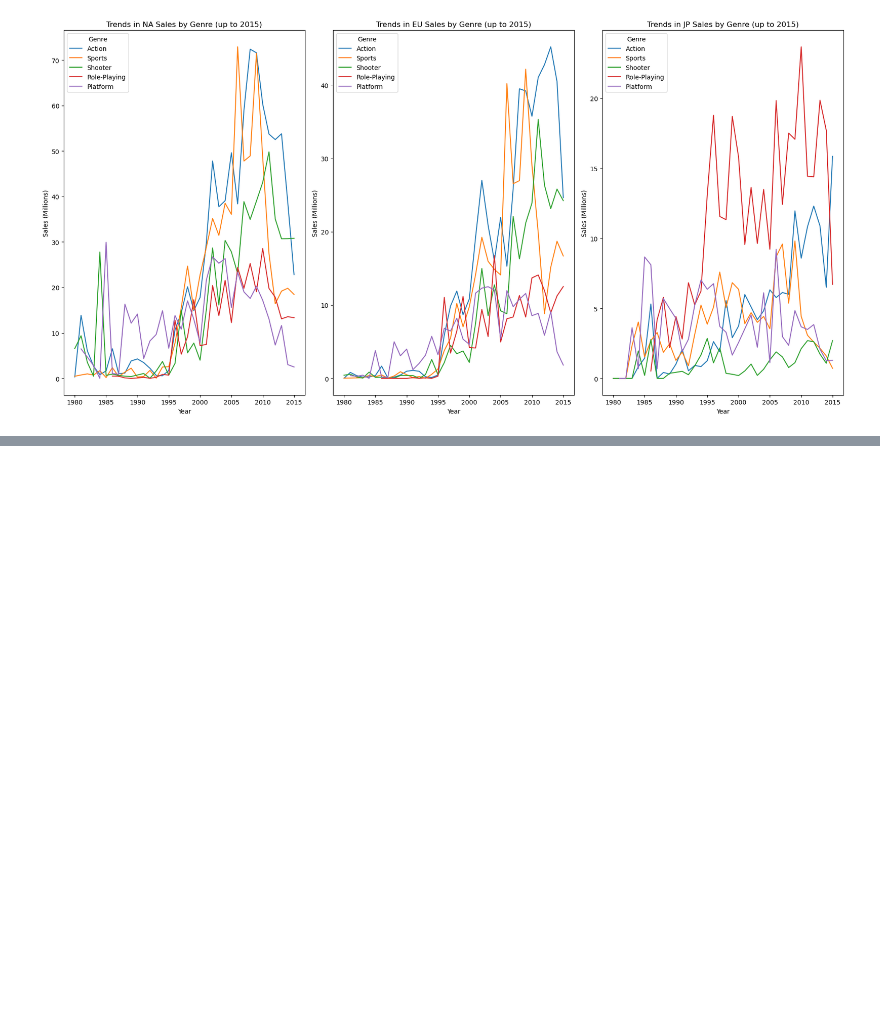
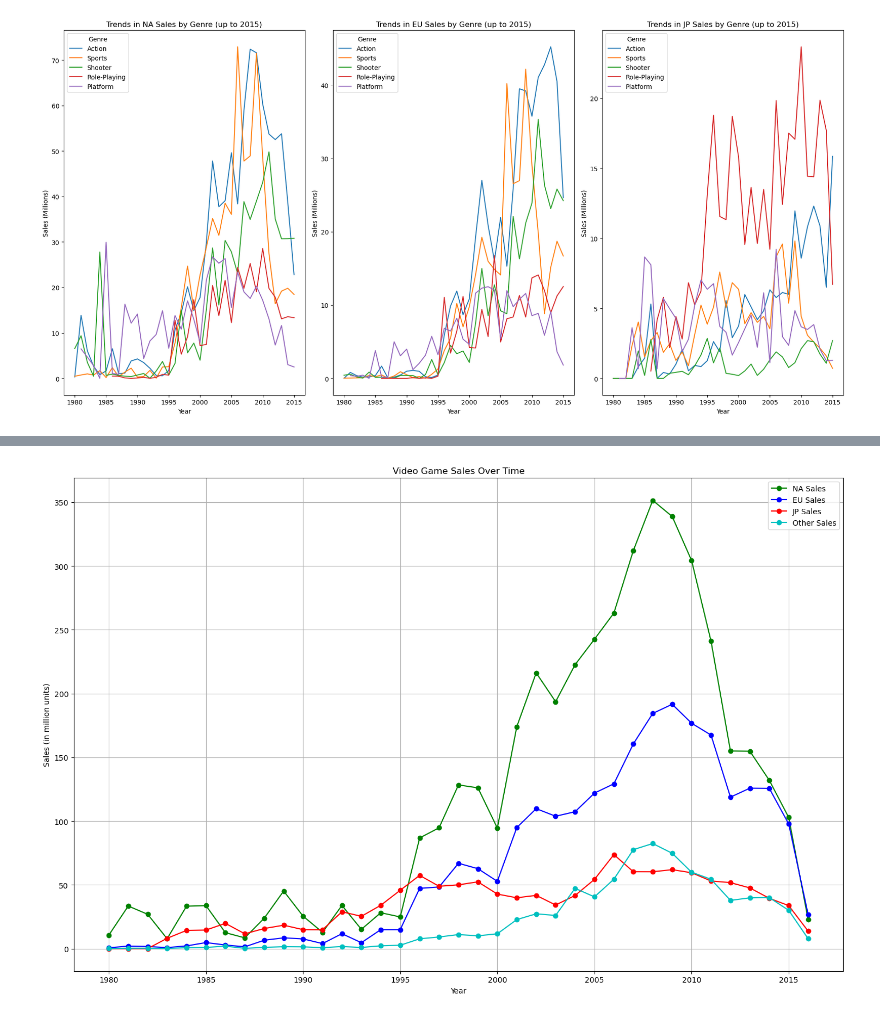
Before and after one commit to dmll0632/Not-Chuck-Norris, a Jupyter notebook: PROJECT1.ipynb, the cells around one changed output, grey strips where cells are left out. Cells and saved outputs as stored; diff of their text form; code cells hidden in the pictures; blank space fills up the shorter version.

```diff
--- a/PROJECT1.ipynb
+++ b/PROJECT1.ipynb
@@ -402,0 +509,21 @@ SyntaxError: illegal target for annotation (4062415902.py, line 28)
+# %%
+plt.figure(figsize=(15, 10))  # Set the figure size
+
+# Plot each sales column as a line plot
+plt.plot(merged_df.index, merged_df['NA_Sales'], marker='o', linestyle='-', color='g', label='NA Sales')
+plt.plot(merged_df.index, merged_df['EU_Sales'], marker='o', linestyle='-', color='b', label='EU Sales')
+plt.plot(merged_df.index, merged_df['JP_Sales'], marker='o', linestyle='-', color='r', label='JP Sales')
+plt.plot(merged_df.index, merged_df['Other_Sales'], marker='o', linestyle='-', color='c', label='Other Sales')
+
+# Add labels and title
+plt.xlabel('Year')
+plt.ylabel('Sales (in million units)')
+plt.title('Video Game Sales Over Time')
+plt.legend()  # Add legend based on label
+
+# Show plot
+plt.grid(True)  # Add gridlines for better readability
+plt.tight_layout()  # Adjust layout for better spacing
+plt.show()
+# %% [output]
+[figure, added]
```
Also changed, not shown: parts of 13 cells of this notebook, 1 other file.
